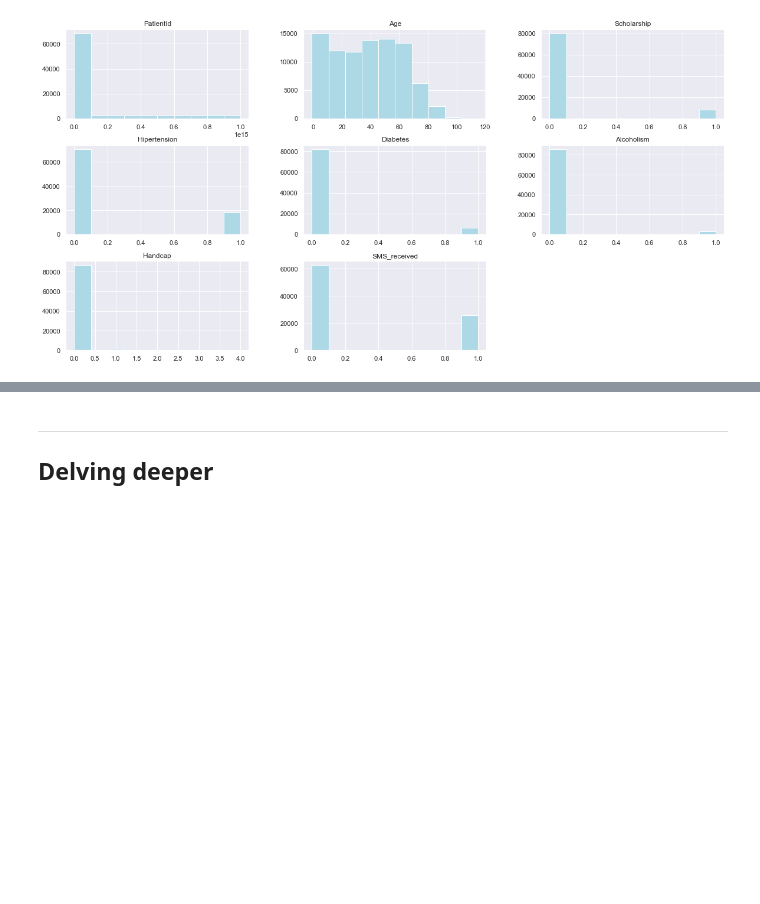
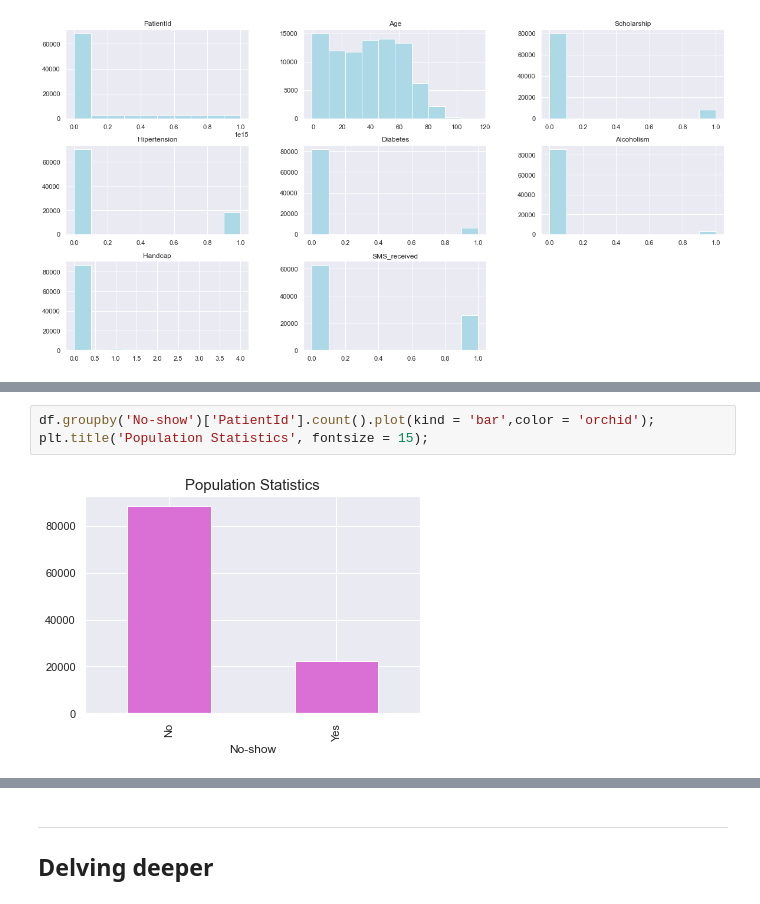
Before and after one commit to Yamamuen/da2, a Jupyter notebook: Project_2.ipynb, the cells around one changed output, grey strips where cells are left out. Cells and saved outputs as stored; diff of their text form; blank space fills up the shorter version.

```diff
--- a/Project_2.ipynb
+++ b/Project_2.ipynb
@@ -131,0 +125,4 @@ df[no_show].describe()
+# %%
+df.groupby('No-show')['PatientId'].count().plot(kind = 'bar',color = 'orchid'); plt.title('Population Statistics', fontsize = 15);
+# %% [output]
+[figure, added]
```
Also changed, not shown: parts of 53 cells of this notebook.
